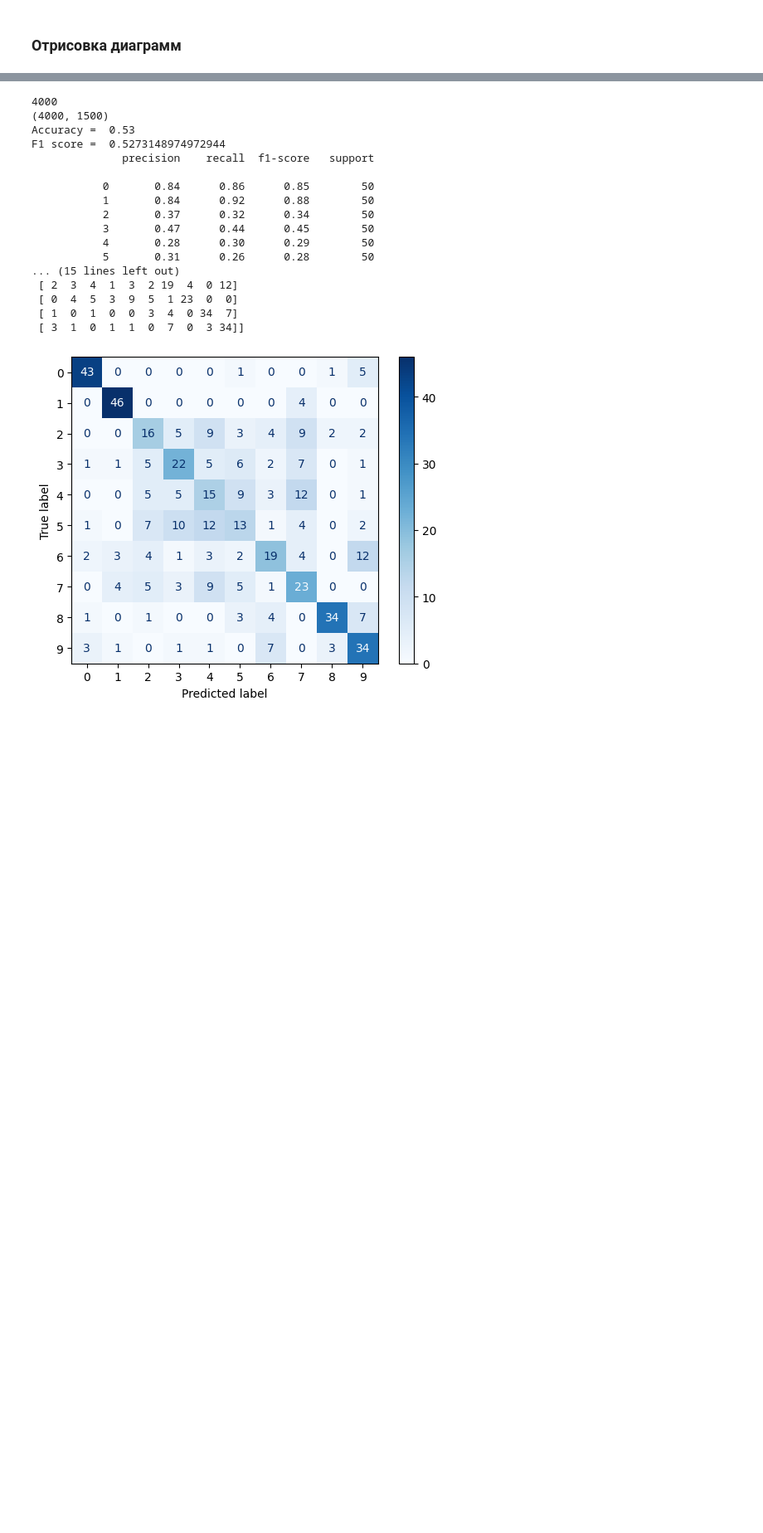
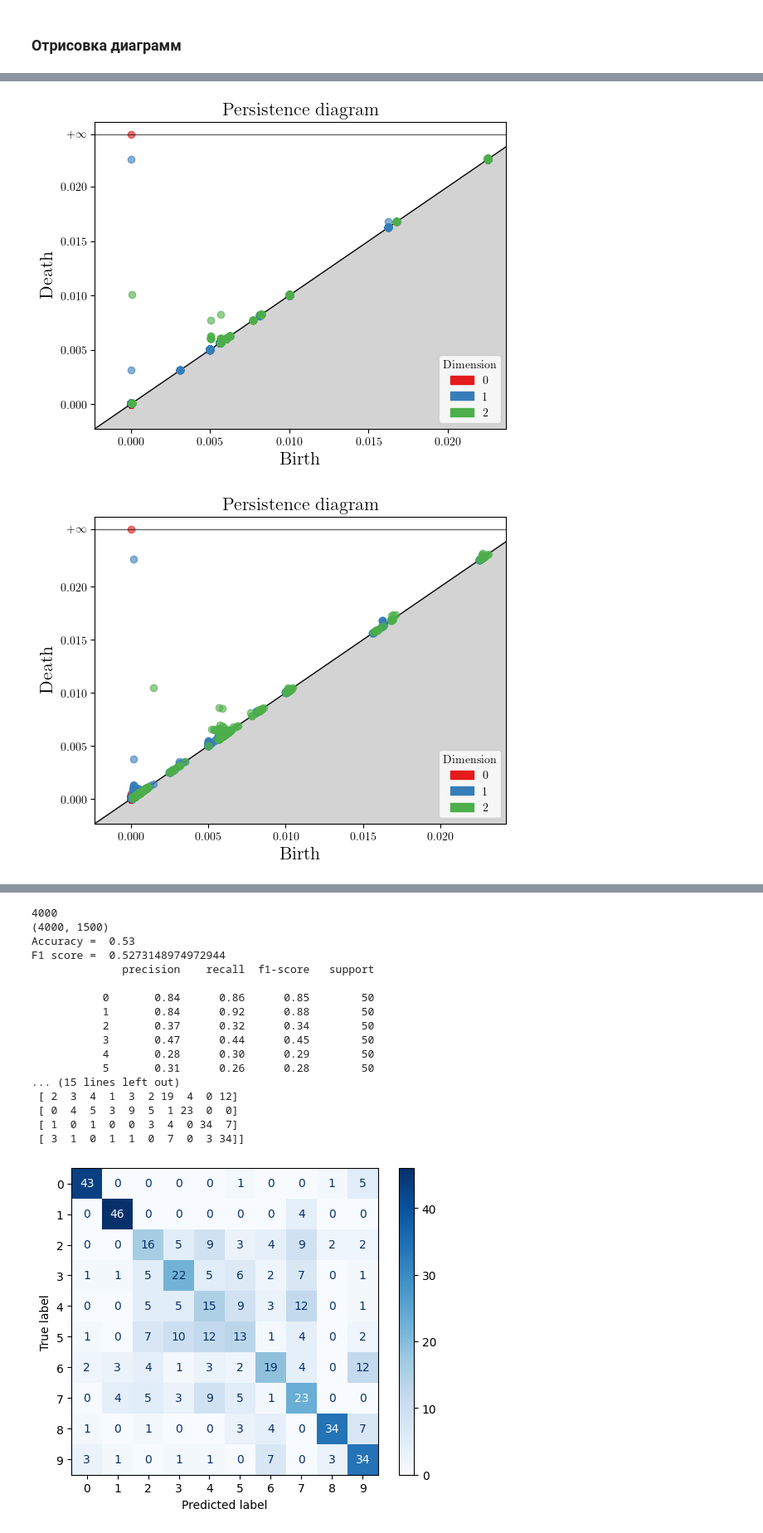
Before and after one commit to KnightKotOR/topology-mnist3d, a Jupyter notebook: feature-extraction/feature-extraction.ipynb, the cells around one changed output, grey strips where cells are left out. Shown at 83% size. Saved outputs shown, nothing was run; the diff lists cells and outputs as text; code cells hidden in the pictures; blank space fills up the shorter version.

```diff
--- a/feature-extraction/feature-extraction.ipynb
+++ b/feature-extraction/feature-extraction.ipynb
@@ -143,0 +164,11 @@ utils.plot.plot_persistance(subsampled_diagrams_loaded, labels_subsampled, 8)
+# %%
+import utils.plot
+importlib.reload(utils.plot)
+
+digit = 1
+
+utils.plot.plot_persistence(diagrams_loaded, labels, digit)
+utils.plot.plot_persistence(subsampled_diagrams_loaded, labels, digit)
+# %% [output]
+[figure, added]
+[figure, added]
```
Also changed, not shown: parts of 29 cells of this notebook, 1 other file.
